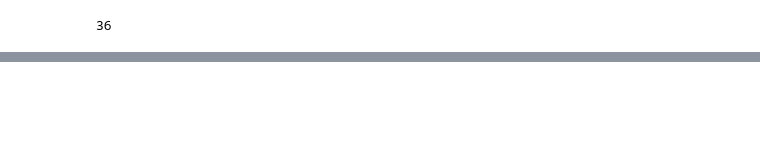
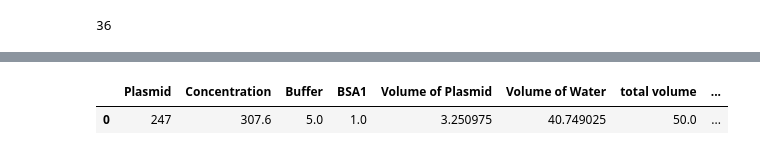
Before and after one commit to PlantSynBioLab/AssemblyTron, a Jupyter notebook: Golden_Gate/Part1_PCR_Mason/Part1_PCR.ipynb, the cells around one changed output, grey strips where cells are left out. Saved outputs shown, nothing was run; the diff lists cells and outputs as text; code cells hidden in the pictures; blank space fills up the shorter version.

```diff
--- a/Golden_Gate/Part1_PCR_Mason/Part1_PCR.ipynb
+++ b/Golden_Gate/Part1_PCR_Mason/Part1_PCR.ipynb
@@ -742 +930,23 @@ def run(protocol: protocol_api.ProtocolContext): #for actually running the scrip
+# %%
+pcr2final= {}
+pcr2final['0'] = 'D6'
+pcr2final['1'] = 'D5'
+pcr2final['2'] = 'D4'
+pcr2final['3'] = 'D3'
+pcr2final['4'] = 'D2'
+pcr2final['5'] = 'D1'
+pcr2final['6'] = 'C6'
+pcr2final['7'] = 'C5'
+pcr2final['8'] = 'C4'
+
+plasmid['final tube'] = ''
+
+for i, row in plasmid.iterrows():
+    plasmid.loc[i,'final tube'] = pcr2final[str(i)]
+plasmid
+
+#put final goldengate assembly products on row B for good measure
+# %% [output]
+|  | Plasmid | Concentration | Buffer | BSA1 | Volume of Plasmid | Volume of Water | total volume | ... |
+| 0 | 247 | 307.6 | 5.0 | 1.0 | 3.250975 | 40.749025 | 50.0 | ... |
 # %%
```
Also changed, not shown: parts of 8 cells of this notebook, 1 other file.
